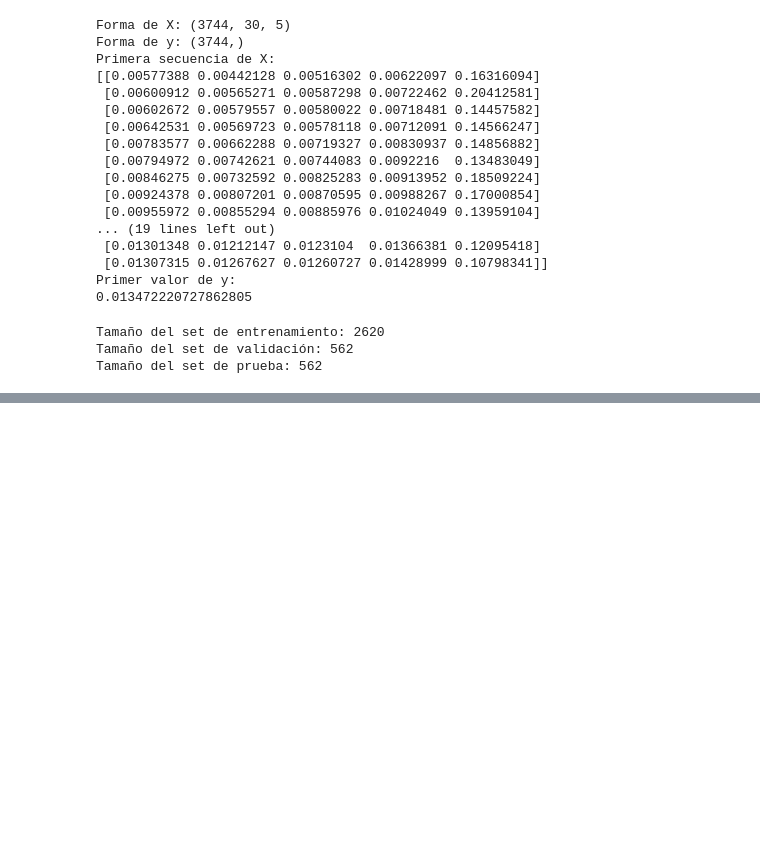
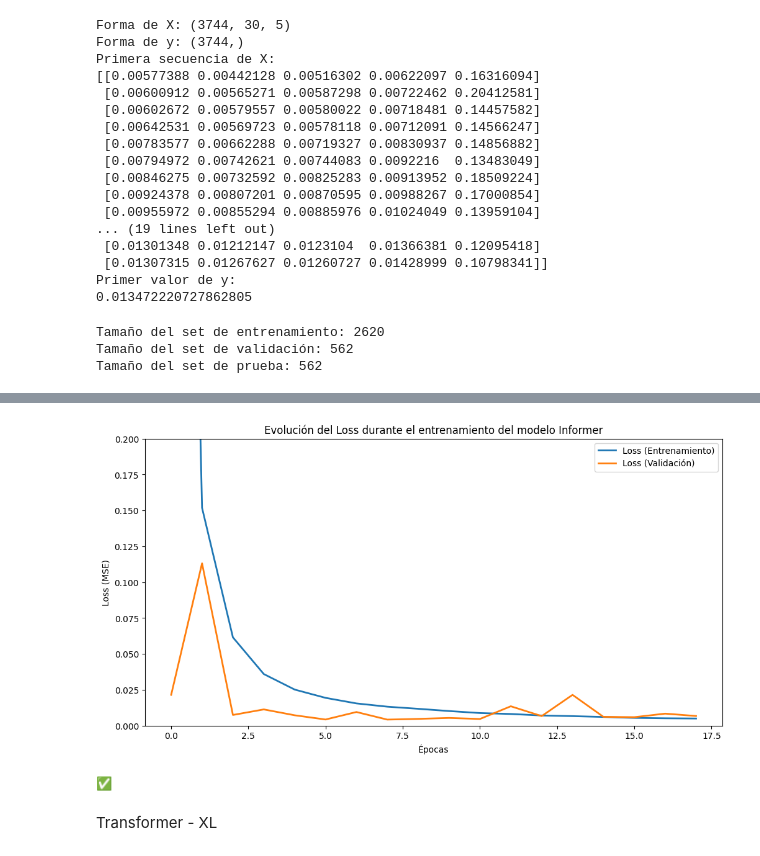
Before and after one commit to ppeinadox/prediccion_nasdaq, a Jupyter notebook: TFM_Patricia_Peinado.ipynb, the cells around one changed output, grey strips where cells are left out. Cells and saved outputs as stored; diff of their text form; code cells hidden in the pictures; blank space fills up the shorter version.

```diff
--- a/TFM_Patricia_Peinado.ipynb
+++ b/TFM_Patricia_Peinado.ipynb
@@ -496,0 +668,28 @@ MSE: 0.0763, RMSE: 0.2763, MAE: 0.2482
+# %%
+# 🔹 Seleccionar features
+features = ["Apertura", "Máximo", "Mínimo", "Último", "Vol.", "RSI", "MACD", "MACD_Signal", "MACD_Diff"]
+
+# 📌 Crear dataset con los nuevos features
+data = df[features].values
+
+# 🔥 Normalizar datos (transformaciones para mejorar el entrenamiento)
+from sklearn.preprocessing import MinMaxScaler
+scaler = MinMaxScaler()
+data_scaled = scaler.fit_transform(data)
+
+# 📏 Crear secuencias para entrenamiento del Transformer
+seq_length = 512  # O ajusta a 180, 360, 720, etc.
+X, y = [], []
+
+for i in range(seq_length, len(data_scaled)):
+    X.append(data_scaled[i-seq_length:i])  # 📌 Ventana de tiempo
+    y.append(data_scaled[i, 3])  # 📌 Target = "Close" Normalizado
+
+X, y = np.array(X), np.array(y)
+
+# 🎯 Dividir en train, val y test
+from sklearn.model_selection import train_test_split
+X_train, X_temp, y_train, y_temp = train_test_split(X, y, test_size=0.3, shuffle=False)
+X_val, X_test, y_val, y_test = train_test_split(X_temp, y_temp, test_size=0.5, shuffle=False)
+
+print(f"X_train shape: {X_train.shape}, X_val shape: {X_val.shape}, X_test shape: {X_test.shape}")
@@ -496,0 +902,45 @@ MSE: 0.0763, RMSE: 0.2763, MAE: 0.2482
+# %%
+plt.figure(figsize=(12,6))
+plt.plot(history.history['loss'], label='Loss (Entrenamiento)', linewidth=2)
+plt.plot(history.history['val_loss'], label='Loss (Validación)', linewidth=2)
+plt.title('Evolución del Loss durante el entrenamiento del modelo Informer')
+plt.xlabel('Épocas')
+plt.ylabel('Loss (MSE)')
+plt.ylim(0, 0.2)
+plt.legend()
+plt.grid(False)
+plt.show()
+# %% [output]
+[figure, added]
+# %%
+import numpy as np
+import json
+
+save_path = "./informer_guardado/"
+os.makedirs(save_path, exist_ok=True)
+
+# 📌 Guardar modelo
+best_model.save(f'{save_path}best_informer_model.keras')
+
+# 📌 Guardar historial
+with open(f'{save_path}history_informer.json', 'w') as f:
+    json.dump(history.history, f)
+
+# 📌 Guardar hiperparámetros óptimos
+best_hps_dict = {
+    "num_heads": best_hps.get('num_heads'),
+    "ff_dim": best_hps.get('ff_dim'),
+    "dropout_rate": best_hps.get('dropout_rate'),
+    "learning_rate": best_hps.get('learning_rate')
+}
+with open(f'{save_path}best_hyperparameters.json', 'w') as f:
+    json.dump(best_hps_dict, f)
+
+# 📌 Guardar predicciones
+np.save(f'{save_path}y_pred.npy', y_pred)
+
+print("✅")
+# %% [output]
+✅
+# %% [markdown]
+Transformer - XL
```
Also changed, not shown: parts of 61 cells of this notebook.
